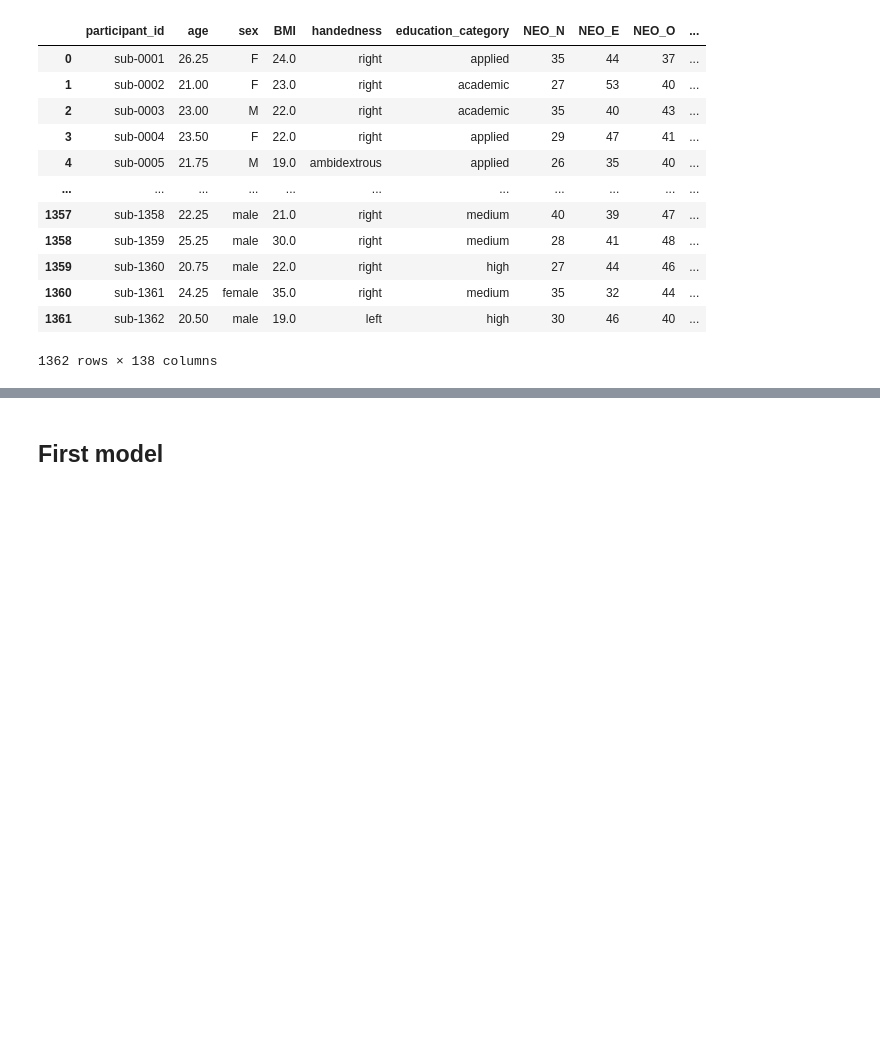
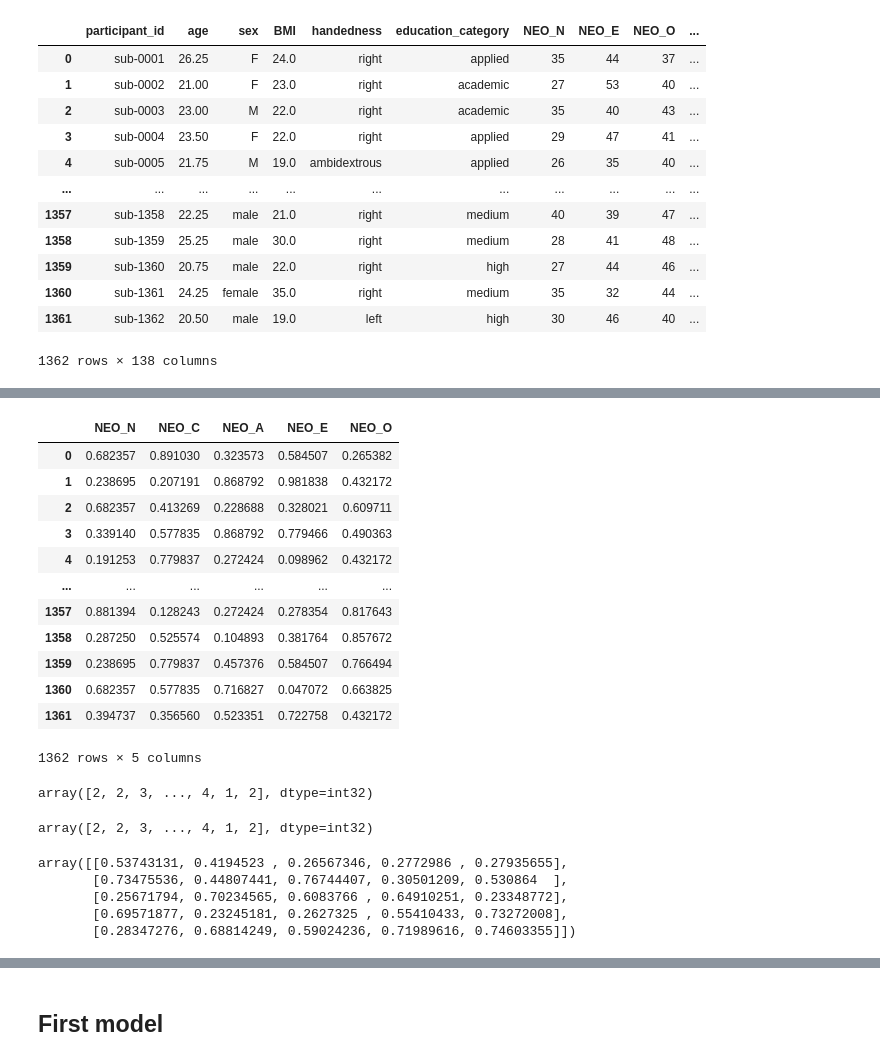
Before and after one commit to lukevano/mri_personality, a Jupyter notebook: notebooks/CH_MRI_Personality.ipynb, the cells around one changed output, grey strips where cells are left out. Saved outputs shown, nothing was run; the diff lists cells and outputs as text; code cells hidden in the pictures; blank space fills up the shorter version.

```diff
--- a/notebooks/CH_MRI_Personality.ipynb
+++ b/notebooks/CH_MRI_Personality.ipynb
@@ -245,0 +423,5 @@ master
+# %%
+from sklearn.preprocessing import QuantileTransformer
+qt=QuantileTransformer(n_quantiles=1350)
+# %%
+qt.fit_transform(norm_y)
@@ -245,0 +436,17 @@ master
+# %%
+quantile_df=pd.DataFrame(qt.fit_transform(norm_y),columns=norm_y.columns)
+quantile_df
+# %% [output]
+|  | NEO_N | NEO_C | NEO_A | NEO_E | NEO_O |
+| 0 | 0.682357 | 0.891030 | 0.323573 | 0.584507 | 0.265382 |
+| 1 | 0.238695 | 0.207191 | 0.868792 | 0.981838 | 0.432172 |
+| 2 | 0.682357 | 0.413269 | 0.228688 | 0.328021 | 0.609711 |
+| 3 | 0.339140 | 0.577835 | 0.868792 | 0.779466 | 0.490363 |
+| 4 | 0.191253 | 0.779837 | 0.272424 | 0.098962 | 0.432172 |
+| ... | ... | ... | ... | ... | ... |
+| 1357 | 0.881394 | 0.128243 | 0.272424 | 0.278354 | 0.817643 |
+| 1358 | 0.287250 | 0.525574 | 0.104893 | 0.381764 | 0.857672 |
+| 1359 | 0.238695 | 0.779837 | 0.457376 | 0.584507 | 0.766494 |
+| 1360 | 0.682357 | 0.577835 | 0.716827 | 0.047072 | 0.663825 |
+| 1361 | 0.394737 | 0.356560 | 0.523351 | 0.722758 | 0.432172 |
+1362 rows × 5 columns
@@ -245,0 +458,16 @@ master
+# %%
+quantile_kmeans.fit_predict(quantile_df)
+# %% [output]
+array([2, 2, 3, ..., 4, 1, 2], dtype=int32)
+# %%
+quantile_kmeans.labels_
+# %% [output]
+array([2, 2, 3, ..., 4, 1, 2], dtype=int32)
+# %%
+quantile_kmeans.cluster_centers_
+# %% [output]
+array([[0.53743131, 0.4194523 , 0.26567346, 0.2772986 , 0.27935655],
+       [0.73475536, 0.44807441, 0.76744407, 0.30501209, 0.530864  ],
+       [0.25671794, 0.70234565, 0.6083766 , 0.64910251, 0.23348772],
+       [0.69571877, 0.23245181, 0.2627325 , 0.55410433, 0.73272008],
+       [0.28347276, 0.68814249, 0.59024236, 0.71989616, 0.74603355]])
```
Also changed, not shown: parts of 98 cells of this notebook.
